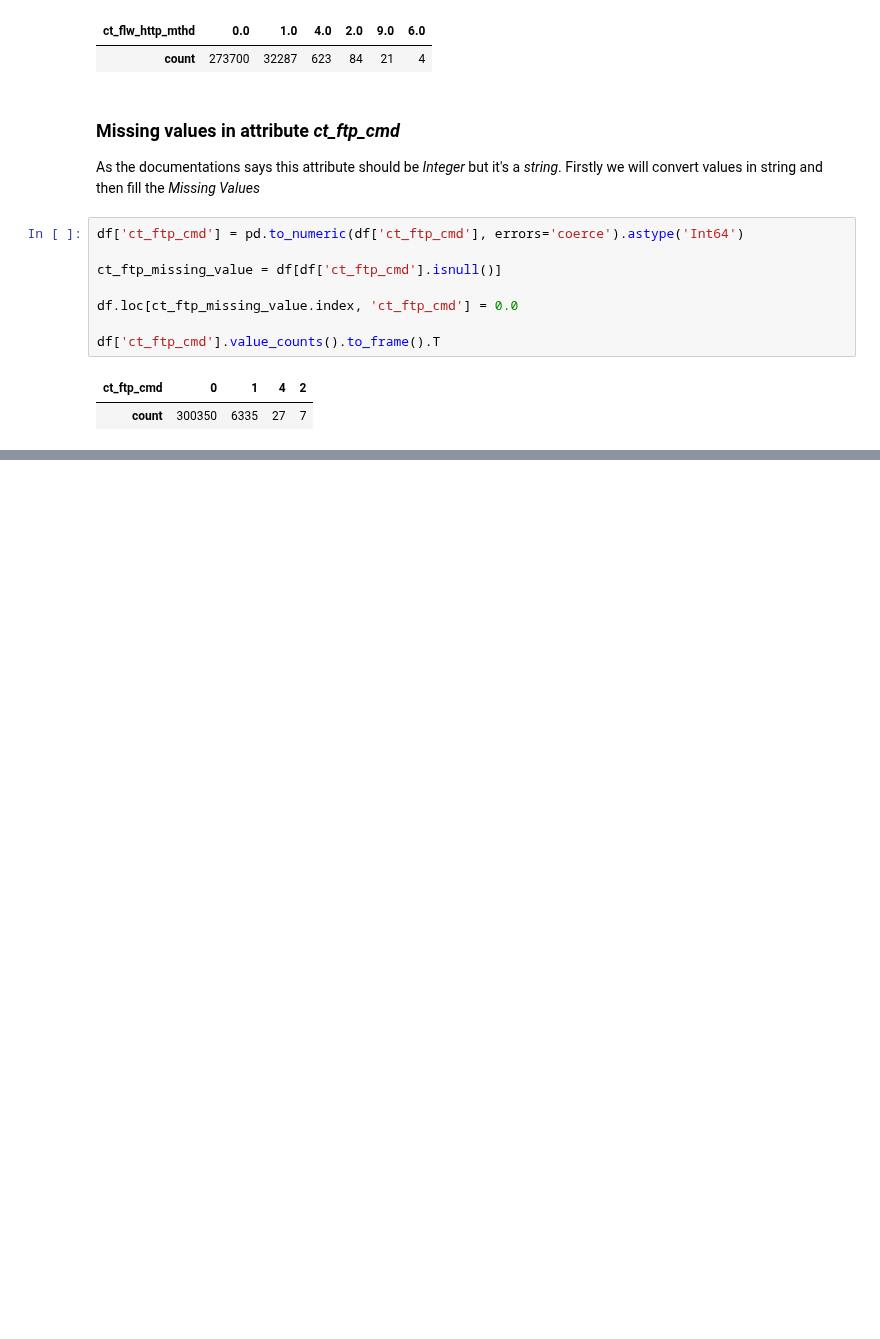
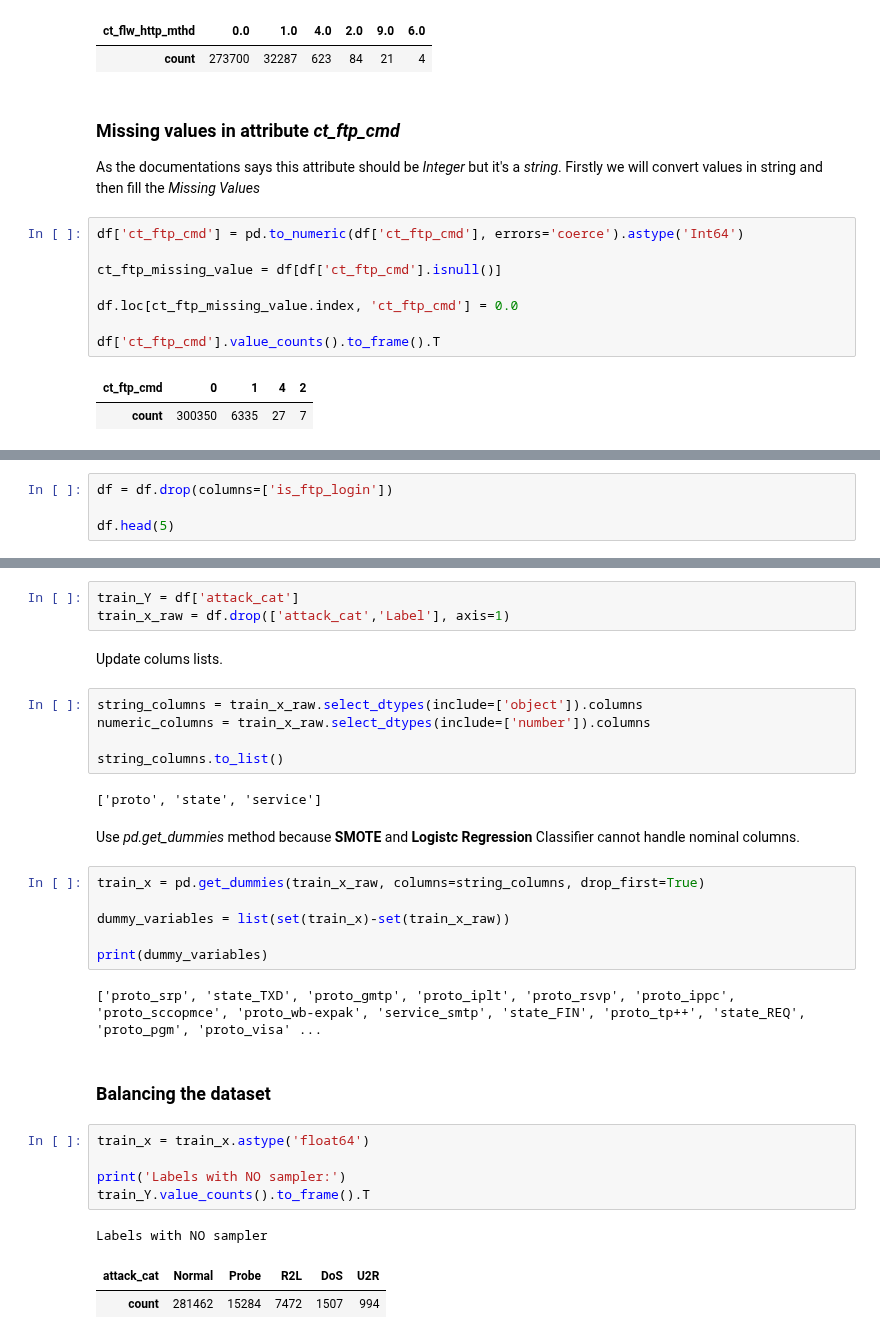
Before and after one commit to Mugna46/AI_project, a Jupyter notebook: AI.ipynb, the cells around one changed output, grey strips where cells are left out. Cells and saved outputs as stored; diff of their text form; blank space fills up the shorter version.

Commit message:
feat(notebook): Data Preparation and dummies

```diff
--- a/AI.ipynb
+++ b/AI.ipynb
@@ -725,0 +734,4 @@ df['ct_ftp_cmd'].value_counts().to_frame().T
+# %%
+df = df.drop(columns=['is_ftp_login'])
+
+df.head(5)
@@ -725,0 +749,33 @@ df['ct_ftp_cmd'].value_counts().to_frame().T
+# %%
+train_Y = df['attack_cat']
+train_x_raw = df.drop(['attack_cat','Label'], axis=1)
+# %% [markdown]
+Update colums lists.
+# %%
+string_columns = train_x_raw.select_dtypes(include=['object']).columns
+numeric_columns = train_x_raw.select_dtypes(include=['number']).columns
+
+string_columns.to_list()
+# %% [output]
+['proto', 'state', 'service']
+# %% [markdown]
+Use *pd.get_dummies* method because **SMOTE** and **Logistc Regression** Classifier cannot handle nominal columns.
+# %%
+train_x = pd.get_dummies(train_x_raw, columns=string_columns, drop_first=True)
+
+dummy_variables = list(set(train_x)-set(train_x_raw))
+
+print(dummy_variables)
+# %% [output]
+['proto_srp', 'state_TXD', 'proto_gmtp', 'proto_iplt', 'proto_rsvp', 'proto_ippc', 'proto_sccopmce', 'proto_wb-expak', 'service_smtp', 'state_FIN', 'proto_tp++', 'state_REQ', 'proto_pgm', 'proto_visa' ...
+# %% [markdown]
+### Balancing the dataset
+# %%
+train_x = train_x.astype('float64')
+
+print('Labels with NO sampler:')
+train_Y.value_counts().to_frame().T
+# %% [output]
+Labels with NO sampler
+| attack_cat | Normal | Probe | R2L | DoS | U2R |
+| count | 281462 | 15284 | 7472 | 1507 | 994 |
```
Also changed, not shown: parts of 9 cells of this notebook.
